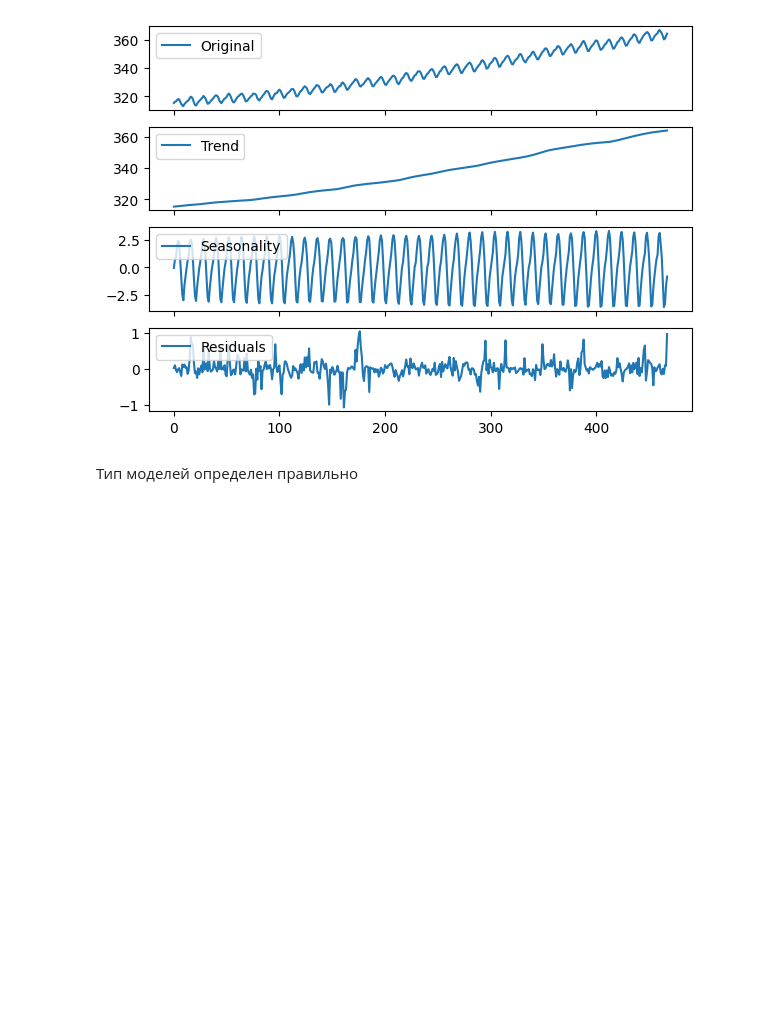
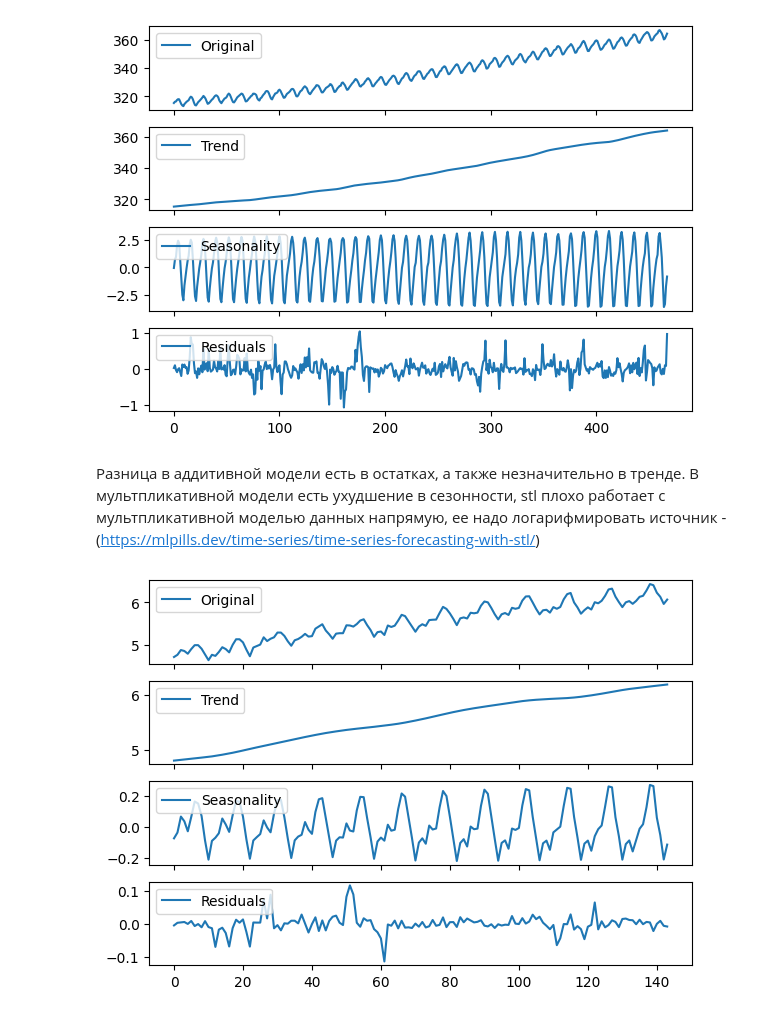
Before and after one commit to IamPMelnikov/timeseries, a Jupyter notebook: lab1 (1).ipynb, the cells around one changed output. Saved outputs shown, nothing was run; the diff lists cells and outputs as text; code cells hidden in the pictures; blank space fills up the shorter version.

```diff
--- a/lab1 (1).ipynb
+++ b/lab1 (1).ipynb
@@ -642,5 +642,13 @@ stl_decomposition = STL(endog=ts_B, period=12, robust=True).fit()
 seas_decomp_plots(ts_B, stl_decomposition)
 # %% [output]
 [figure]
-# %% [markdown]
-Тип моделей определен правильно
+# %% [markdown]
+Разница в аддитивной модели есть в остатках, а также незначительно в тренде.
+В мультпликативной модели есть ухудшение в сезонности, stl плохо работает с мультпликативной моделью данных напрямую, ее надо логарифмировать
+источник - (https://mlpills.dev/time-series/time-series-forecasting-with-stl/)
+# %%
+ts_A_ln = np.log(ts_A)
+stl_decomposition = STL(endog=ts_A_ln, period=12, robust=True).fit()
+seas_decomp_plots(ts_A_ln, stl_decomposition)
+# %% [output]
+[figure, added]
```
Also changed, not shown: parts of 20 cells of this notebook.
